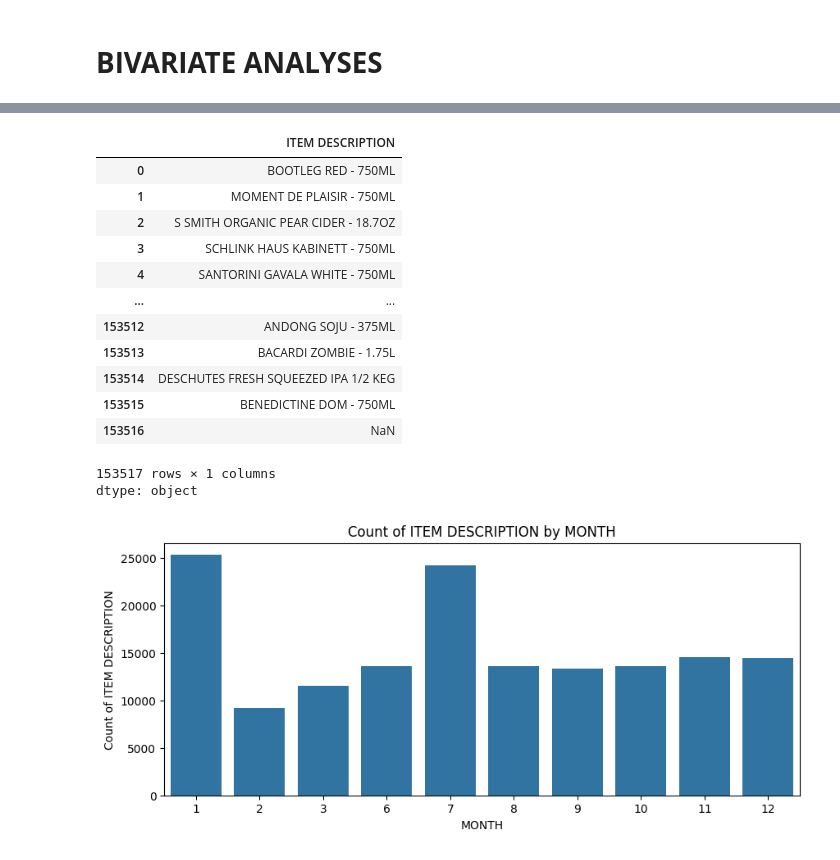
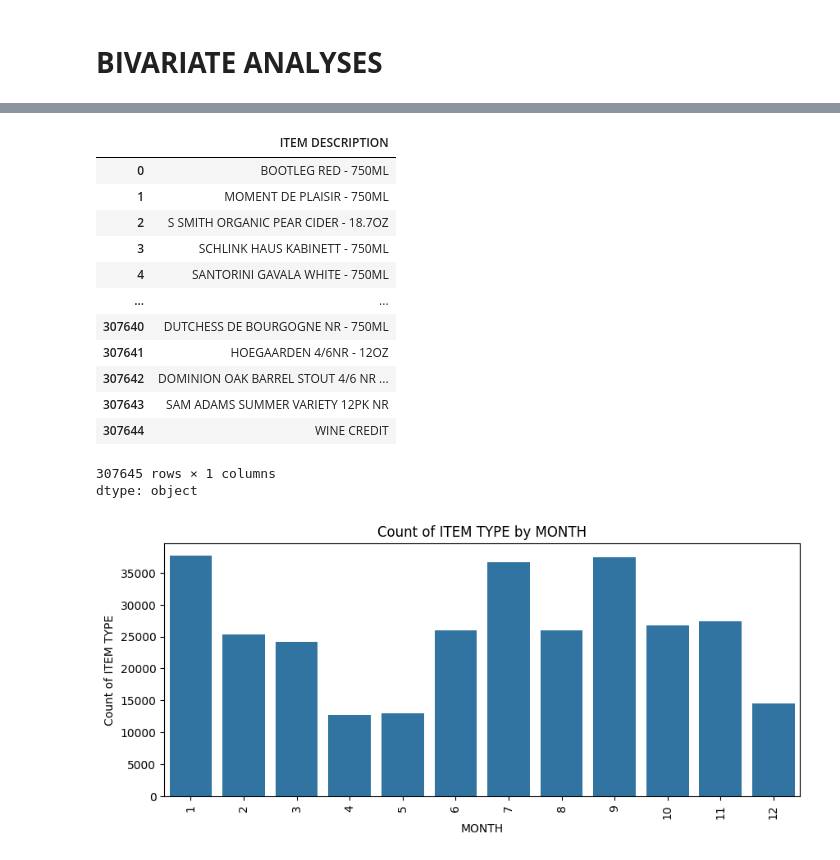
Before and after one commit to Ikeoluwa-2004/ACCESS-SAP-Data-Science-Track, a Jupyter notebook: Week3_Session5.ipynb, the cells around one changed output, grey strips where cells are left out. Drawn from its saved outputs; the diff is of its cells as text; code cells hidden in the pictures.

```diff
--- a/Week3_Session5.ipynb
+++ b/Week3_Session5.ipynb
@@ -12,7 +12,7 @@ drive.mount('/content/drive')
 # %% [output]
 Drive already mounted at /content/drive; to attempt to forcibly remount, call drive.mount("/content/drive", force_remount=True).
 # %%
-df_sales = pd.read_csv("/content/Warehouse_and_Retail_Sales.csv")
+my_cleaned_data = pd.read_csv('/content/Cleaned_Sales_Data.csv')
 # %% [markdown]
 # **DATA** **OVERVIEW** **AND** **INSPECTION**
 # %%
@@ -243,5 +270,5 @@ plt.show();
 # %%
-df_sales["ITEM DESCRIPTION"]
+my_cleaned_data["ITEM DESCRIPTION"]
 # %% [output]
 |  | ITEM DESCRIPTION |
 | 0 | BOOTLEG RED - 750ML |
@@ -250,23 +277,23 @@ df_sales["ITEM DESCRIPTION"]
 | 3 | SCHLINK HAUS KABINETT - 750ML |
 | 4 | SANTORINI GAVALA WHITE - 750ML |
 | ... | ... |
-| 153512 | ANDONG SOJU - 375ML |
-| 153513 | BACARDI ZOMBIE - 1.75L |
-| 153514 | DESCHUTES FRESH SQUEEZED IPA 1/2 KEG |
-| 153515 | BENEDICTINE DOM - 750ML |
-| 153516 | NaN |
+| 307640 | DUTCHESS DE BOURGOGNE NR - 750ML |
+| 307641 | HOEGAARDEN 4/6NR - 12OZ |
+| 307642 | DOMINION OAK BARREL STOUT 4/6 NR ... |
+| 307643 | SAM ADAMS SUMMER VARIETY 12PK NR |
+| 307644 | WINE CREDIT |
-153517 rows × 1 columns
+307645 rows × 1 columns
 dtype: object
 # %%
 #ITEM DESCRIPTION BY MONTH (Count of Items)#
-item_count_by_month = df_sales.groupby("MONTH")["ITEM DESCRIPTION"].count()
+item_count_by_month = my_cleaned_data.groupby("MONTH")["ITEM TYPE"].count()
 plt.figure(figsize=(10, 4))
 sns.barplot(x = item_count_by_month.index , y = item_count_by_month.values)
 plt.xlabel("MONTH")
-plt.ylabel("Count of ITEM DESCRIPTION")
-plt.title("Count of ITEM DESCRIPTION by MONTH")
-plt.xticks(rotation= 0)
+plt.ylabel("Count of ITEM TYPE")
+plt.title("Count of ITEM TYPE by MONTH")
+plt.xticks(rotation= 90)
 plt.show();
 # %% [output]
-[figure, old version]
+[figure, new version]
 # %%
```
Also changed, not shown: parts of 29 cells of this notebook.
